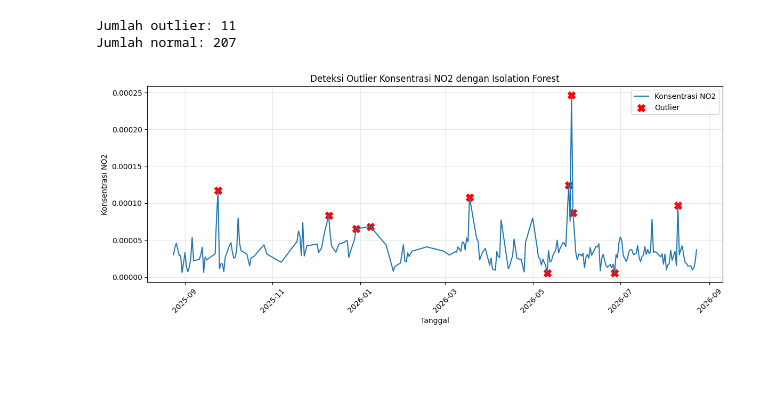
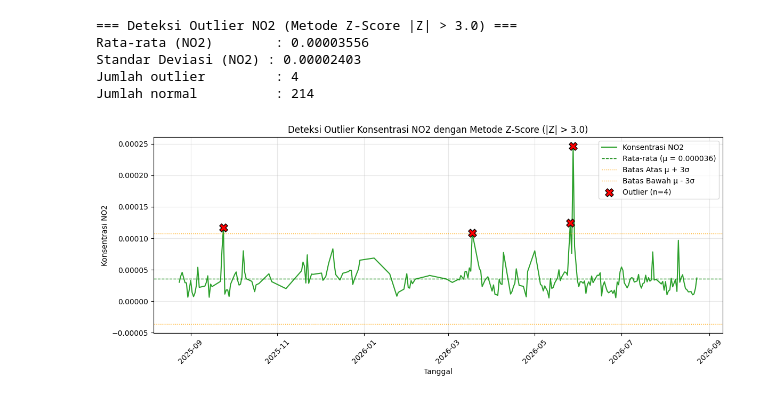
Before and after one commit to SolehMajid/PSD, a Jupyter notebook: pertemuan-1/code-cejoutl.ipynb, the cells around one changed output. Cells and saved outputs as stored; diff of their text form; code cells hidden in the pictures; blank space fills up the shorter version.

```diff
--- a/pertemuan-1/code-cejoutl.ipynb
+++ b/pertemuan-1/code-cejoutl.ipynb
@@ -118,62 +113,59 @@ Jumlah normal: 236
 # %%
 import pandas as pd
 import matplotlib.pyplot as plt
-from sklearn.ensemble import IsolationForest
 
+# 1. Baca data polutan NO2
 df = pd.read_csv("../data/csv/polutan_no2_bangkalan.csv")
 df_clean = df.dropna(subset=['NO2']).copy()
-
-# Ubah tanggal
 df_clean['tanggal'] = pd.to_datetime(df_clean['tanggal'])
 
-# Isolation Forest
-model = IsolationForest(contamination=0.05, random_state=42)
-df_clean['outlier'] = model.fit_predict(df_clean[['NO2']])
+# 2. Hitung Parameter Rata-rata dan Standar Deviasi dinamis khusus untuk NO2
+mean_no2 = df_clean['NO2'].mean()
+std_no2 = df_clean['NO2'].std()
 
-# Pisahkan data normal dan outlier
-normal_no2 = df_clean[df_clean['outlier'] == 1]
-outliers_no2 = df_clean[df_clean['outlier'] == -1]
+# 3. Hitung Z-Score: Z = (X - mean) / std
+df_clean['z_score'] = (df_clean['NO2'] - mean_no2) / std_no2
 
-print(f"Jumlah outlier: {len(outliers_no2)}")
-print(f"Jumlah normal: {len(normal_no2)}")
+# 4. Deteksi outlier dengan ambang batas |Z| > 3.0
+df_clean['is_outlier'] = df_clean['z_score'].abs() > 3.0
 
-# Urutkan berdasarkan tanggal
+normal_no2 = df_clean[df_clean['is_outlier'] == False]
+outliers_no2 = df_clean[df_clean['is_outlier'] == True]
+
+print(f"=== Deteksi Outlier NO2 (Metode Z-Score |Z| > 3.0) ===")
+print(f"Rata-rata (NO2)        : {mean_no2:.8f}")
+print(f"Standar Deviasi (NO2) : {std_no2:.8f}")
+print(f"Jumlah outlier         : {len(outliers_no2)}")
+print(f"Jumlah normal          : {len(normal_no2)}")
+
+# Urutkan berdasarkan tanggal untuk visualisasi
 df_clean = df_clean.sort_values('tanggal')
 
-# Visualisasi
+# 5. Visualisasi
 plt.figure(figsize=(12, 5))
+plt.plot(df_clean['tanggal'], df_clean['NO2'], linewidth=1.5, color='#2ca02c', label='Konsentrasi NO2')
+plt.axhline(mean_no2, color='green', linestyle='--', linewidth=1, label=f'Rata-rata (μ = {mean_no2:.6f})')
+plt.axhline(mean_no2 + 3 * std_no2, color='orange', linestyle=':', linewidth=1, label='Batas Atas μ + 3σ')
+plt.axhline(mean_no2 - 3 * std_no2, color='orange', linestyle=':', linewidth=1, label='Batas Bawah μ - 3σ')
 
-# Garis seluruh data
-plt.plot(
-    df_clean['tanggal'],
-    df_clean['NO2'],
-    linewidth=1.5,
-    label='Konsentrasi NO2'
-)
+if len(outliers_no2) > 0:
+    plt.scatter(outliers_no2['tanggal'], outliers_no2['NO2'], color='red', marker='X', s=120, edgecolor='black', zorder=5, label=f'Outlier (n={len(outliers_no2)})')
 
-# Tandai outlier
-plt.scatter(
-    outliers_no2['tanggal'],
-    outliers_no2['NO2'],
-    color='red',
-    marker='X',
-    s=100,
-    label='Outlier'
-)
-
-plt.title('Deteksi Outlier Konsentrasi NO2 dengan Isolation Forest')
+plt.title('Deteksi Outlier Konsentrasi NO2 dengan Metode Z-Score (|Z| > 3.0)')
 plt.xlabel('Tanggal')
 plt.ylabel('Konsentrasi NO2')
-plt.legend()
+plt.legend(loc='upper right')
 plt.grid(True, alpha=0.3)
 plt.xticks(rotation=45)
 plt.tight_layout()
-
 plt.show()
 # %% [output]
-Jumlah outlier: 11
-Jumlah normal: 207
+=== Deteksi Outlier NO2 (Metode Z-Score |Z| > 3.0) ===
+Rata-rata (NO2)        : 0.00003556
+Standar Deviasi (NO2) : 0.00002403
+Jumlah outlier         : 4
+Jumlah normal          : 214
-[figure, old version]
+[figure, new version]
 # %%
 import pandas as pd
 import matplotlib.pyplot as plt
```
Also changed, not shown: parts of 3 cells of this notebook, 22 other files.
